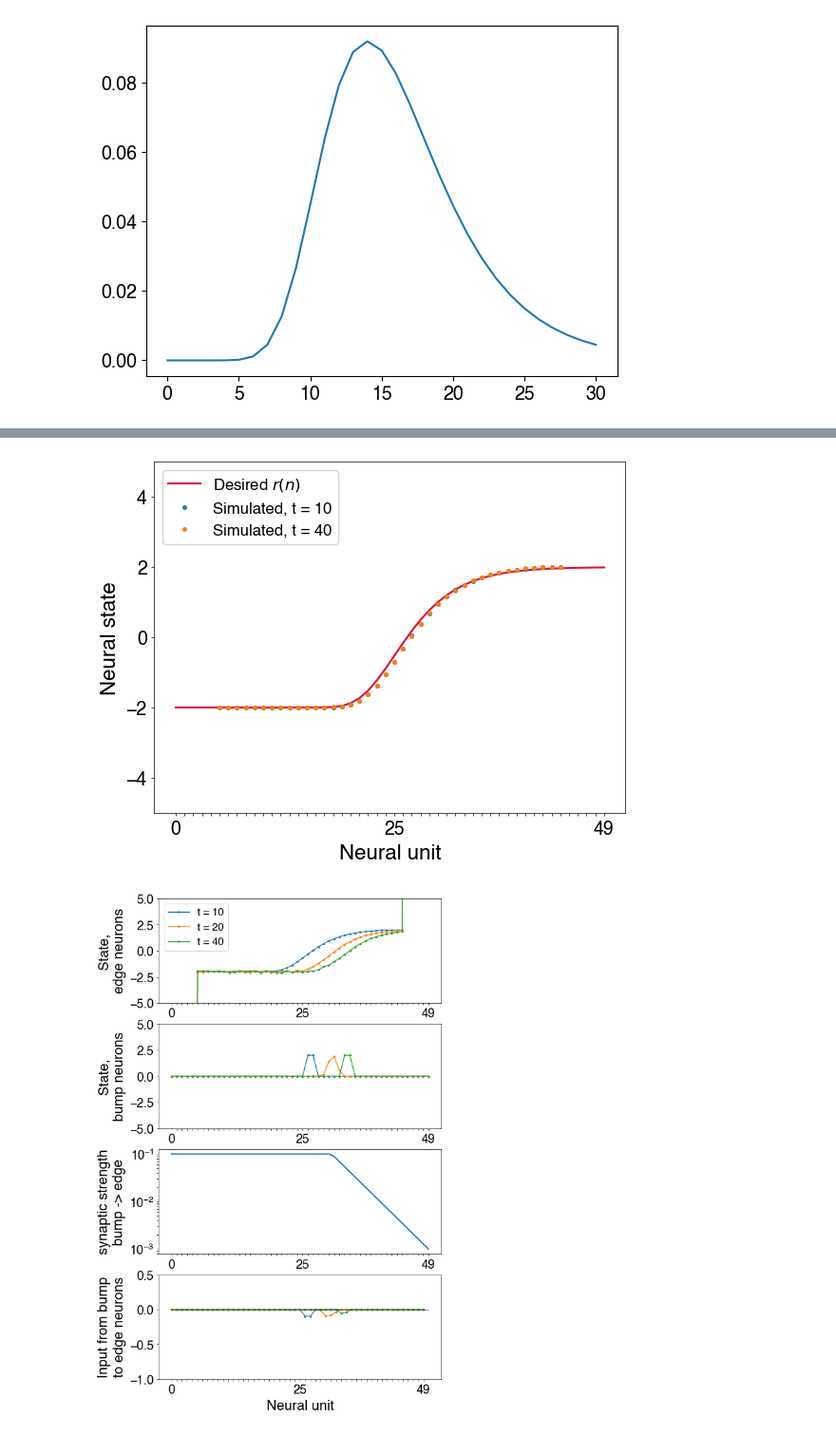
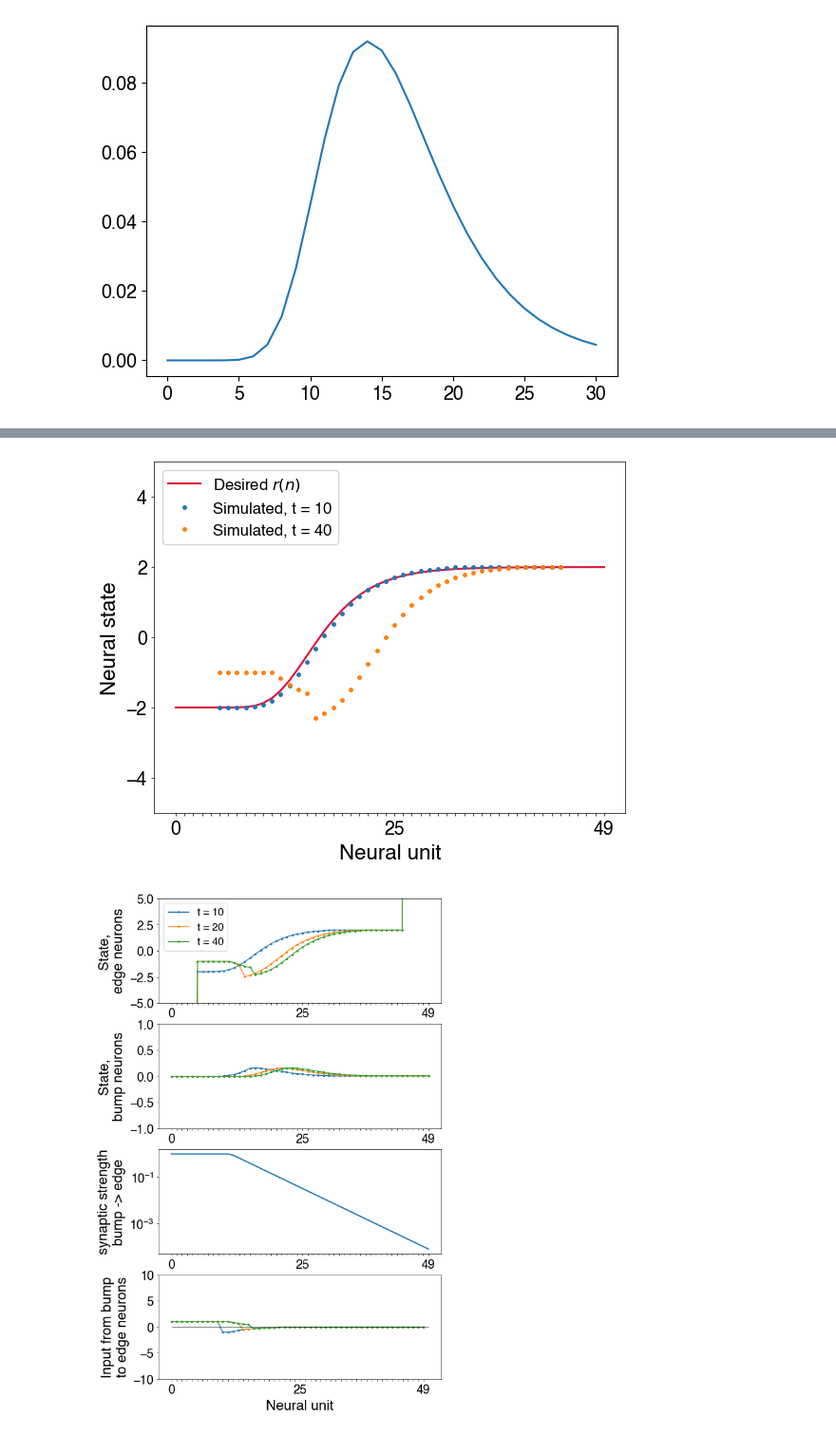
Before and after one commit to Collective-Logic-Lab/laplace-decisions, a Jupyter notebook: develop-exponential-decay-translation.ipynb, the cells around one changed output, grey strips where cells are left out. Shown at 95% size. Drawn from its saved outputs; the diff is of its cells as text; code cells hidden in the pictures.

Commit message:
aborted attempt to implement bump feedback using step function interactions

```diff
--- a/develop-exponential-decay-translation.ipynb
+++ b/develop-exponential-decay-translation.ipynb
@@ -18,7 +18,7 @@ defaultFigure.setDefaultParams()
 from laplace_network import laplace_network,find_edge_location,interaction_matrix_from_kernel
 # %%
 delta_z = 1./4. #0.5 #1
-n_0 = 25 # *** 15 # 25 (25 used for 231117 plots)
+n_0 = 15 # 25 (25 used for 231117 plots)
 
 # define the shapes of edges and bumps we want in order to get exponential decay
 
@@ -40,7 +40,7 @@ J = 2
 J_edge_bump = 1
 # strength of feedback from bump to edge neurons varies with n
 t_0 = 10. #10. #1. (1. used for 231117 plots) #0.1 #0.5
-J_bump_edge_max = 0.1 #10 # to avoid instability
+J_bump_edge_max = 10 #0.2 #10 # to avoid instability
 J_bump_edge_scale_factor = 1 #2 #0.1 #0.5 #0.9 (0.9 used for 231117 plots)
 J_bump_edge = [ -J_bump_edge_scale_factor*min(1./t_0*1./delta_z*np.exp(-delta_z*(n-n_0)),
                                               J_bump_edge_max) for n in range(Npopulation) ]
@@ -57,7 +57,14 @@ net = laplace_network(Npopulation,J,
 # step-function nonlinearity
 # TO DO: CHECK t_0 here.  I set it to 1---is this right?
 net.edge_Jmat = J*interaction_matrix_from_kernel([desiredBumpRates(30-n,1,n_0=14) for n in range(31)],Npopulation)
+#net.edge_Jmat = J*interaction_matrix_from_kernel([desiredBumpRates(30-n,1,n_0=13) for n in range(31)],Npopulation)
+
+# 2024/1/26 also design edge->bump interactions (see below)
+bump_kernel = np.array([desiredBumpRates(30-n,1,n_0=14) for n in range(32)]) # n_0=13?
+deriv_bump_kernel = bump_kernel[:-1] - bump_kernel[1:]
+edge_bump_Jmat = delta_z**4*interaction_matrix_from_kernel(deriv_bump_kernel,Npopulation,normed=True)
+
 net.Jmat = np.block([[net.edge_Jmat, net.bump_edge_Jmat],
-                     [net.edge_bump_Jmat, net.bump_Jmat]])
+                     [edge_bump_Jmat, net.bump_Jmat]])
 net.Jmat_no_feedback = np.block([[net.edge_Jmat, np.zeros((Npopulation,Npopulation))],
-                                 [net.edge_bump_Jmat, net.bump_Jmat]])
+                                 [edge_bump_Jmat, net.bump_Jmat]])
@@ -69,7 +106,8 @@ plt.plot([desiredBumpRates(n,1,n_0=14) for n in range(31)])
 # %%
 # run simulation
 
-noise_var = 1e-6 #1e-4 (1e-4 used for 231117 plots) # 0.1 # strength of noise (variance added per unit time)
+# noise_var = 1e-6 (1e-6 used for more recent plots) #1e-4 (1e-4 used for 231117 plots) # 0.1
+noise_var = 0. # strength of noise (variance added per unit time)
 i_final = 7 #6 #5 #(t increases exponentially with i) #100 #20
 t_final = t_0 + 2**(i_final-1)
 delta_t = 0.001 #0.001
@@ -139,7 +183,7 @@ nice_neuron_xlabels(Npopulation)
 #          label='Desired $dr(n)/dn$',
 #          color='crimson',ls='--')
 # %% [output]
-[figure, old version]
+[figure, new version]
 # %%
 plt.figure(figsize=(6,9))
 minInput,maxInput = 0,4
@@ -166,36 +210,37 @@ for t in times:
     plt.plot(states.loc[t]['Neuron {}'.format(Npopulation):'Neuron {}'.format(2*Npopulation-1)],
              '.-',label="t = {}".format(t),lw=1,ms=3)
 #plt.hlines(0,0,50,color='k',lw=0.5)
 #plt.xlabel('Neural unit')
 plt.ylabel('State,\nbump neurons')
 nice_neuron_xlabels(net.Npopulation)
 #leg = plt.legend(framealpha=1)
 defaultFigure.makePretty()
-plt.axis(ymin=minState,ymax=maxState)
+#plt.axis(ymin=minState,ymax=maxState)
+plt.axis(ymin=-1,ymax=+1)
 
 # interaction strength from bump to edge neurons
 plt.subplot(4,1,3)
 plt.plot(-np.array(J_bump_edge))
 plt.ylabel('synaptic strength\nbump -> edge')
 #plt.xlabel('Neural unit')
 plt.yscale('log')
 nice_neuron_xlabels(net.Npopulation)
 
 # input from bump neurons to edge neurons
 plt.subplot(4,1,4)
 for t in times:
-    activities = np.tanh(states)
-    edgeActivities = activities.loc[t]['Neuron {}'.format(Npopulation):'Neuron {}'.format(2*Npopulation-1)]
-    bump_to_edge_input = np.dot(edgeActivities,net.bump_edge_Jmat)
+    activities = net.nonlinearity(states)
+    bumpActivities = activities.loc[t]['Neuron {}'.format(Npopulation):'Neuron {}'.format(2*Npopulation-1)]
+    bump_to_edge_input = np.dot(bumpActivities,net.bump_edge_Jmat)
     plt.plot(bump_to_edge_input,'.-',label="t = {}".format(t),lw=1,ms=3)
 plt.hlines(0,0,50,color='k',lw=0.5)
 plt.xlabel('Neural unit')
 plt.ylabel('Input from bump\nto edge neurons')
 nice_neuron_xlabels(net.Npopulation)
-plt.axis(ymin=-1,ymax=+0.5)
+plt.axis(ymin=-10,ymax=+10)
 
 
 plt.subplots_adjust(bottom=0.1,top=0.95,left=0.2,right=0.95)
 #plt.savefig('231117_self_sustained_edge_decaying_velocity.pdf')
 # %% [output]
-[figure, old version]
+[figure, new version]
```
Also changed, not shown: parts of 6 cells of this notebook.
